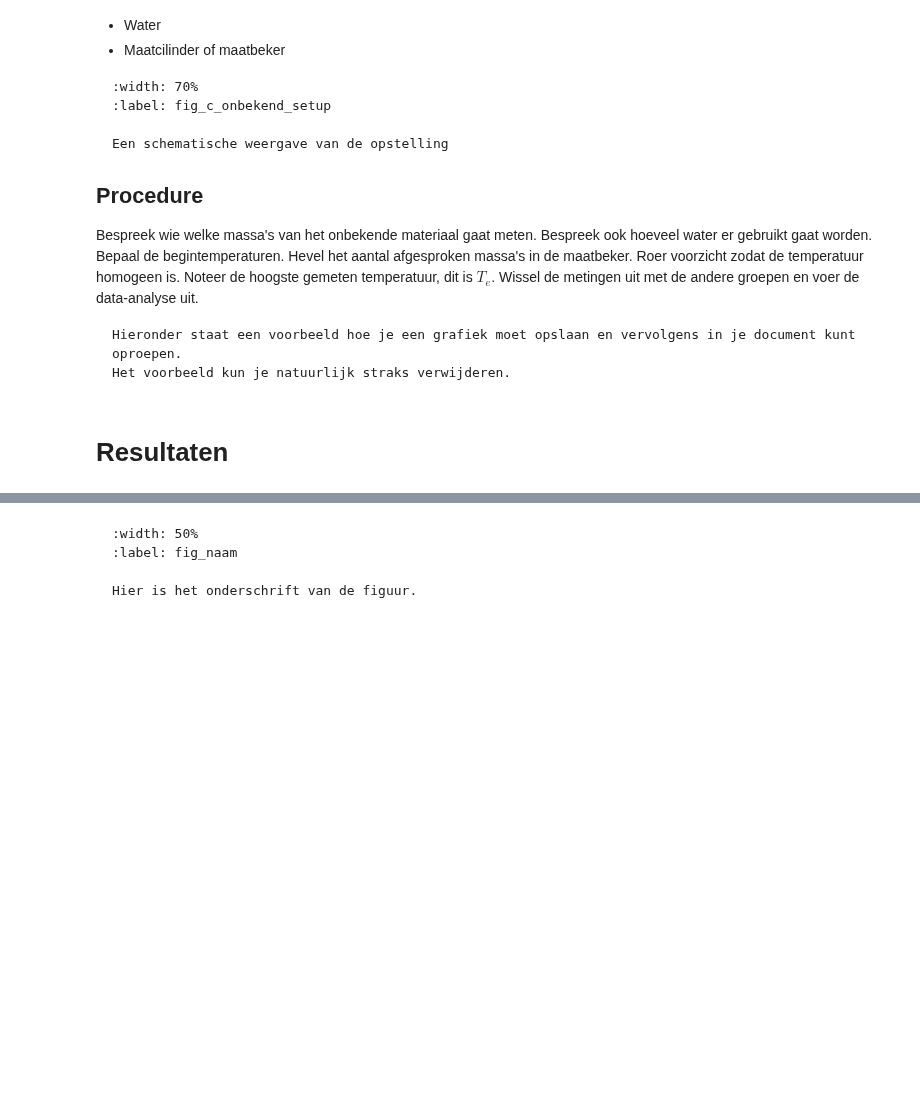
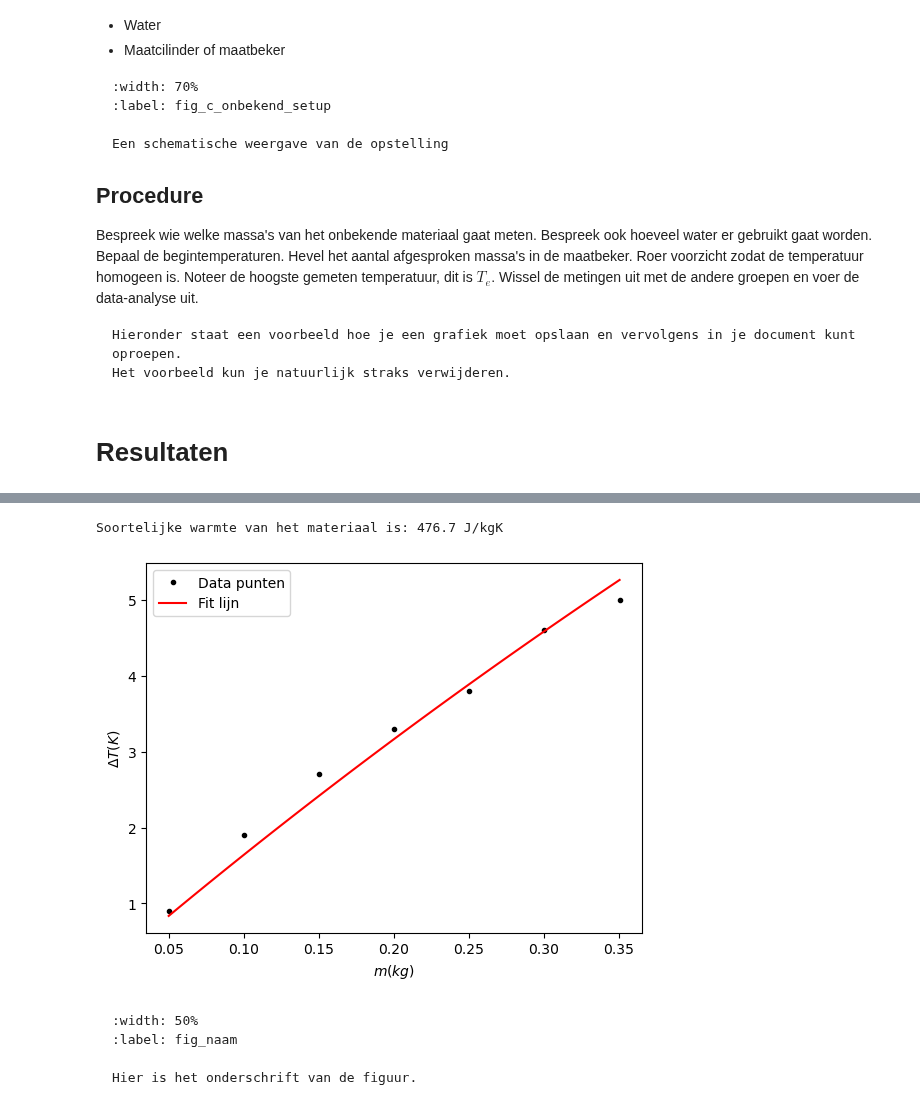
Before and after one commit to Eerkje/Annet-Erik, a Jupyter notebook: Content/Labs/Warmtecapaciteit.ipynb, the cells around one changed output, grey strips where cells are left out. Saved outputs shown, nothing was run; the diff lists cells and outputs as text; code cells hidden in the pictures; blank space fills up the shorter version.

```diff
--- a/Content/Labs/Warmtecapaciteit.ipynb
+++ b/Content/Labs/Warmtecapaciteit.ipynb
@@ -75,25 +83,34 @@ from scipy.optimize import curve_fit
 
 #Gegevens water
 c_w = 4186 #J/kgK
-m_w =  #kg
-T_wb = + 273,15 #begintemperatuur in K
+m_w = 0.3 #kg
+T_wb = 20.3 + 273.15 #begintemperatuur in K
 
 #Gegevens materiaal
-m_m = np.array([]) #kg
-T_mb = + 273,15 #begintemperatuur in K
+m_1m = 0.0501 #kg
+m_m = np.array([m_1m, 2*m_1m, 3*m_1m, 4*m_1m, 5*m_1m, 6*m_1m, 7*m_1m]) #kg
+T_mb = 65.1 + 273.15 #begintemperatuur in K
 
 #Gegevens experiment
-T_e = np.array([]) + 273,15 #eindtemperatuur in K
+T_e = np.array([21.2, 22.2, 23.0, 23.6, 24.1, 24.9, 25.3]) + 273.15 #eindtemperatuur in K
 # %%
 #Fit functie om c_m te bepalen
 def function_fit(m_m, c_m):
-    return (c_w*m_w*T_wb + c_m*m_m*T_mb)/(c_w*m_w + c_m*m_m)
-values,covariance = curve_fit(function_fit, m_m, T_e)
-print("Soortelijke warmte van het materiaal is:", values[0], "J/kgK")
+    return (c_w*m_w*T_wb + c_m*m_m*T_mb)/(c_w*m_w + c_m*m_m) -T_wb
+values,covariance = curve_fit(function_fit, m_m, T_e-T_wb)
+print("Soortelijke warmte van het materiaal is:", round(values[0],1), "J/kgK")
 
 m_fit = np.linspace(min(m_m), max(m_m), 100)
 Te_fit = function_fit(m_fit, *values)
 
 #Grafiek maken
-#plt.figure()
-#plt.plot()
+plt.figure()
+plt.xlabel('$m (kg)$')
+plt.ylabel('$ΔT (K)$')
+plt.plot(m_m, T_e - T_wb, 'k.', label='Data punten')
+plt.plot(m_fit, Te_fit, 'r-', label='Fit lijn')
+plt.legend()
+plt.show()
+# %% [output]
+Soortelijke warmte van het materiaal is: 476.7 J/kgK
+[figure, added]
```
Also changed, not shown: parts of 2 cells of this notebook, 3 other files.
